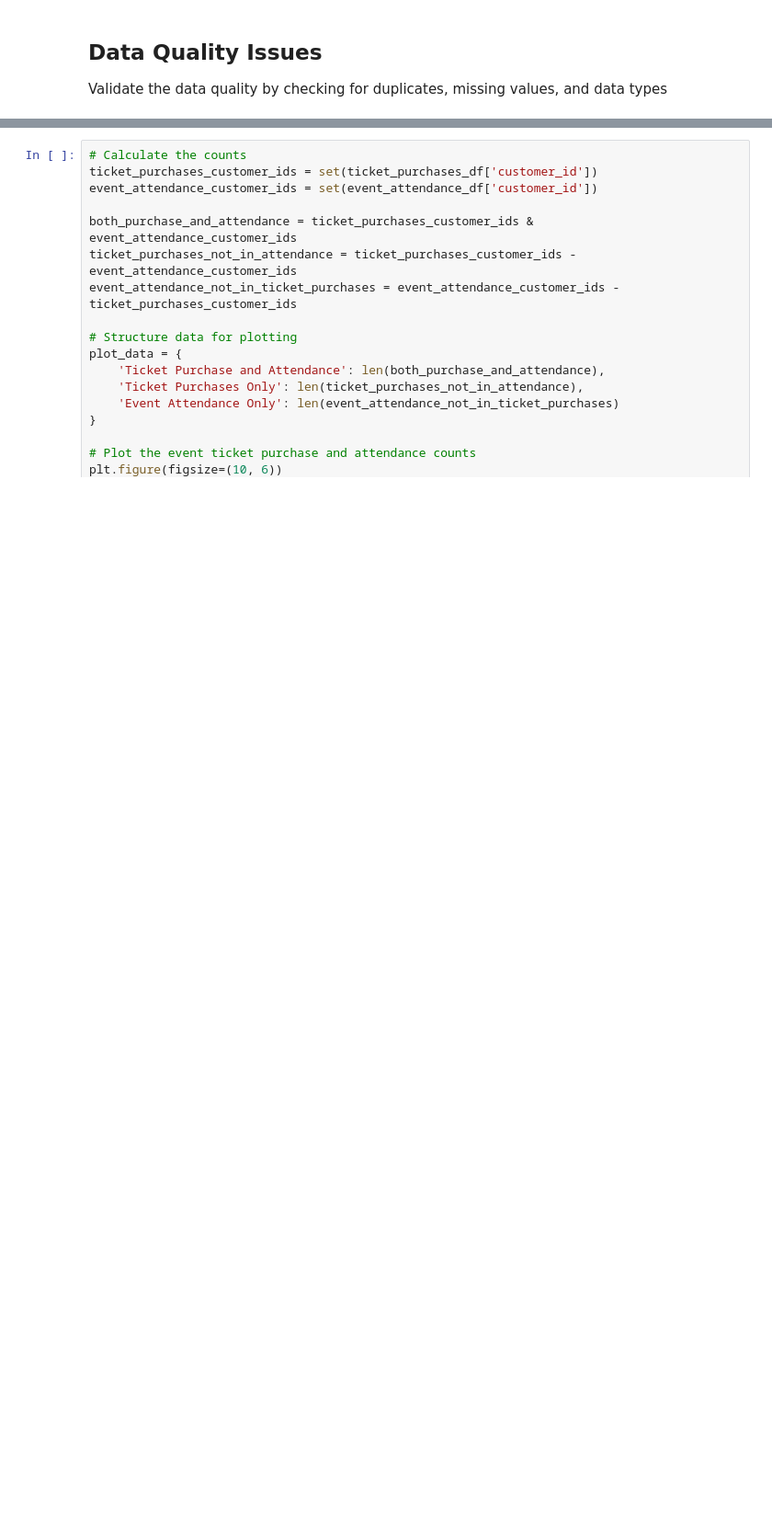
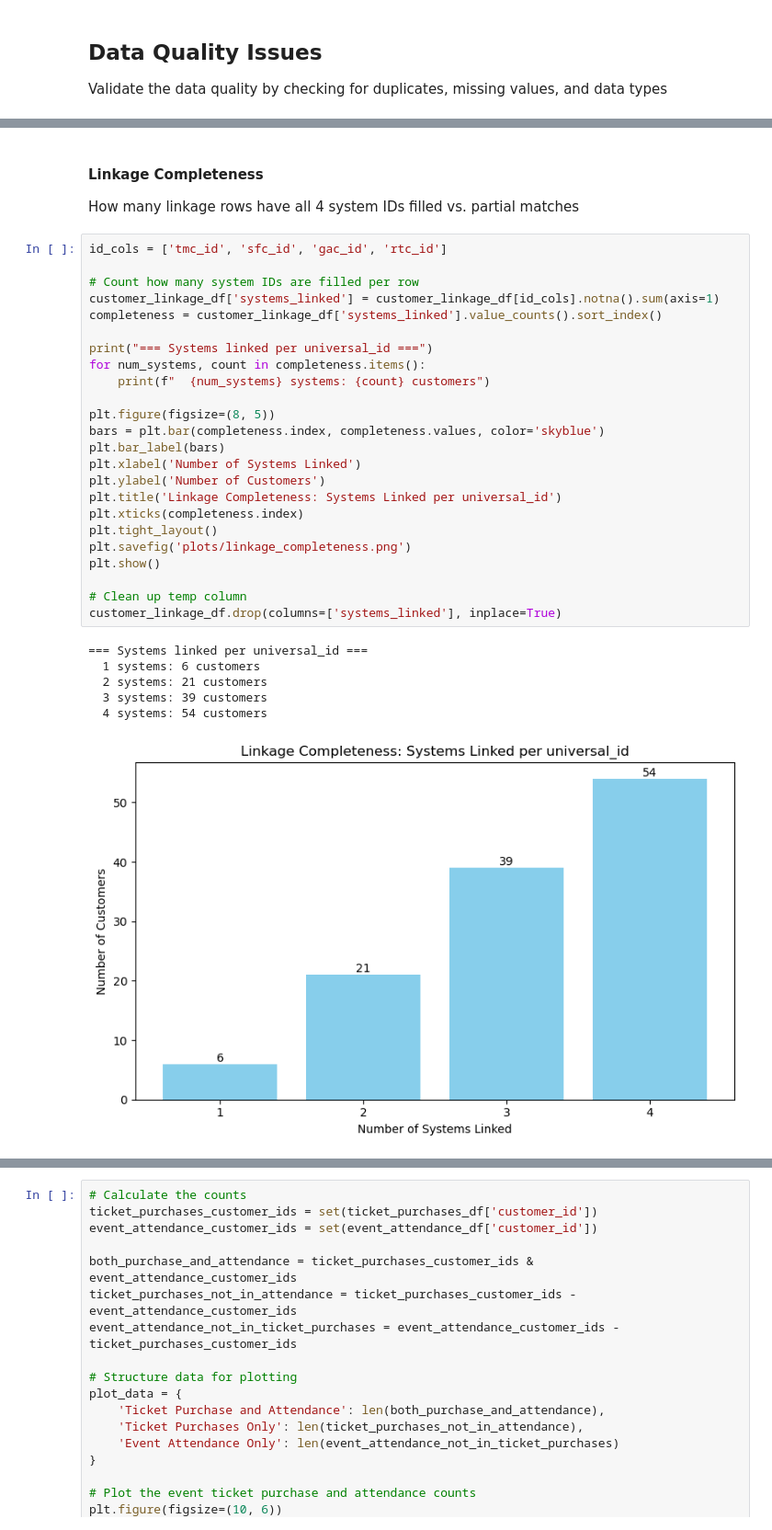
Before and after one commit to wildg/compass-analytics-interview, a Jupyter notebook: EDA.ipynb, the cells around one changed output, grey strips where cells are left out. Shown at 92% size. Drawn from its saved outputs; the diff is of its cells as text; blank space fills up the shorter version.

```diff
--- a/EDA.ipynb
+++ b/EDA.ipynb
@@ -395,0 +499,35 @@ Total rows with multiple `customer_id` collisions: 24
+# %% [markdown]
+#### Linkage Completeness
+
+How many linkage rows have all 4 system IDs filled vs. partial matches
+# %%
+id_cols = ['tmc_id', 'sfc_id', 'gac_id', 'rtc_id']
+
+# Count how many system IDs are filled per row
+customer_linkage_df['systems_linked'] = customer_linkage_df[id_cols].notna().sum(axis=1)
+completeness = customer_linkage_df['systems_linked'].value_counts().sort_index()
+
+print("=== Systems linked per universal_id ===")
+for num_systems, count in completeness.items():
+    print(f"  {num_systems} systems: {count} customers")
+
+plt.figure(figsize=(8, 5))
+bars = plt.bar(completeness.index, completeness.values, color='skyblue')
+plt.bar_label(bars)
+plt.xlabel('Number of Systems Linked')
+plt.ylabel('Number of Customers')
+plt.title('Linkage Completeness: Systems Linked per universal_id')
+plt.xticks(completeness.index)
+plt.tight_layout()
+plt.savefig('plots/linkage_completeness.png')
+plt.show()
+
+# Clean up temp column
+customer_linkage_df.drop(columns=['systems_linked'], inplace=True)
+# %% [output]
+=== Systems linked per universal_id ===
+  1 systems: 6 customers
+  2 systems: 21 customers
+  3 systems: 39 customers
+  4 systems: 54 customers
+[figure, added]
```
Also changed, not shown: parts of 45 cells of this notebook, 9 other files.
